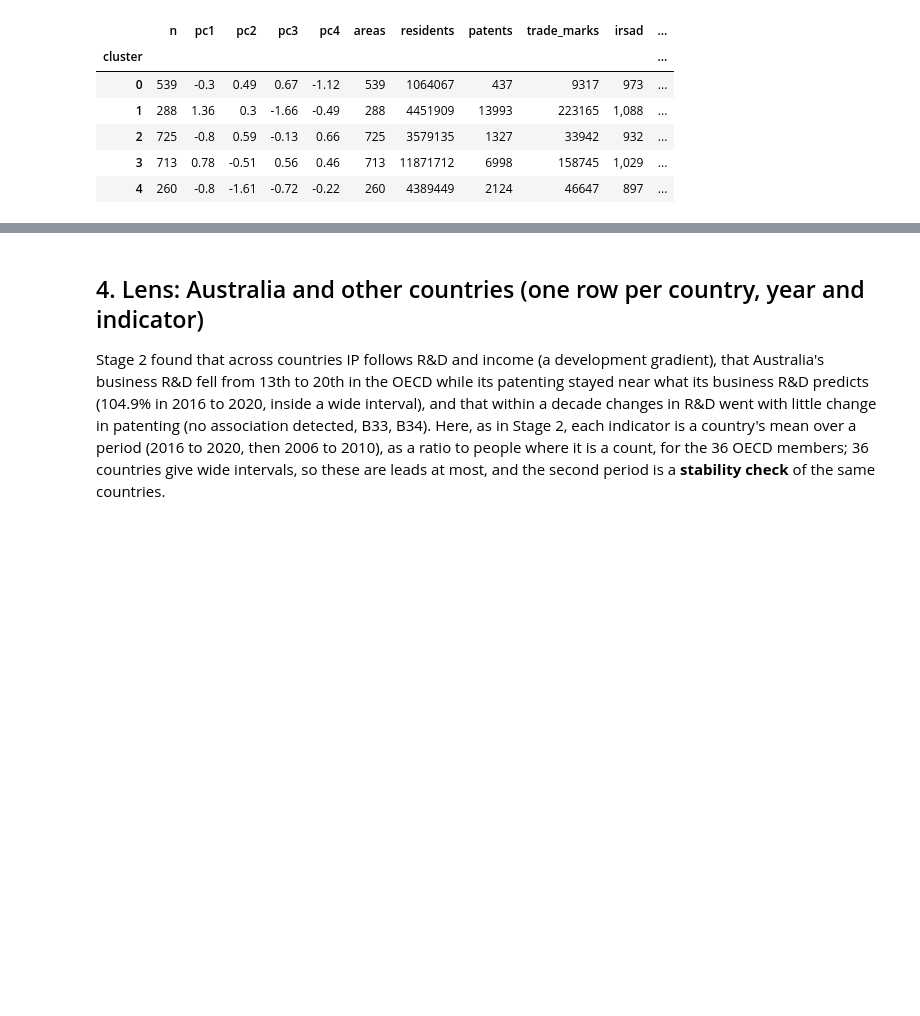
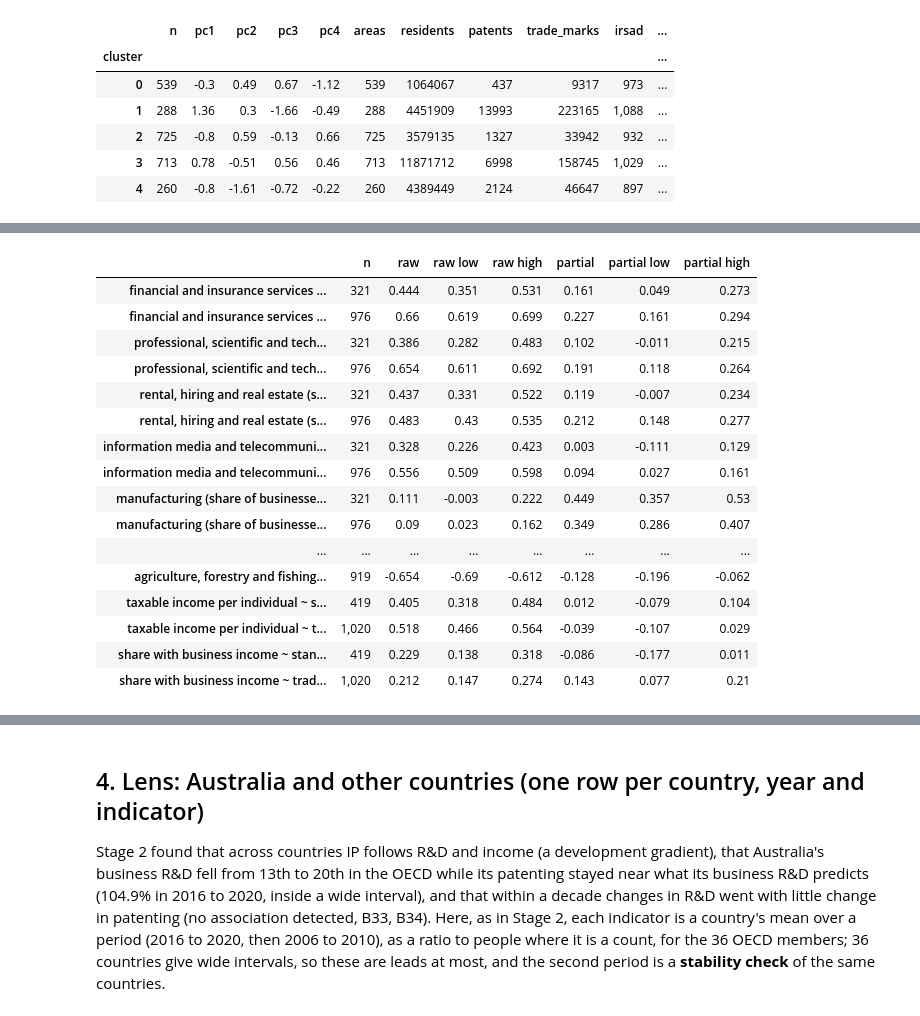
Before and after one commit to Thomas-Amann-IPAustralia/Aus-GII-Breakdown, a Jupyter notebook: analysis/notebooks/03_multivariate.ipynb, the cells around one changed output, grey strips where cells are left out. Saved outputs shown, nothing was run; the diff lists cells and outputs as text; code cells hidden in the pictures; blank space fills up the shorter version.

```diff
--- a/analysis/notebooks/03_multivariate.ipynb
+++ b/analysis/notebooks/03_multivariate.ipynb
@@ -1969,0 +2527,79 @@ segments (0.5 or more). Read as a description, not kinds of place:
+# %%
+REMOTE_ORDER = {
+    "Major Cities of Australia": 1, "Inner Regional Australia": 2, "Outer Regional Australia": 3,
+    "Remote Australia": 4, "Very Remote Australia": 5,
+}  # fmt: skip
+PLACE_HELD = ["pc1", "pc2", "pc3", "pc4", "remoteness_rank"]
+mix = sql("""
+    SELECT poa_code, split_part(indicator, '|', 2) AS division, sum(value) AS businesses
+    FROM {lens/region_indicators}
+    WHERE source = 'cabee' AND period = 'June 2025' AND indicator LIKE 'employment|%|Total'
+      AND split_part(indicator, '|', 2) <> 'X'
+    GROUP BY ALL
+""").pivot(index="poa_code", columns="division", values="businesses")
+mix = mix[mix.sum(axis=1) >= 100]
+mix = mix.div(mix.sum(axis=1), axis=0)
+MIX = {
+    "K": "financial and insurance services", "M": "professional, scientific and technical services",
+    "L": "rental, hiring and real estate", "J": "information media and telecommunications", "C": "manufacturing",
+    "E": "construction", "I": "transport, postal and warehousing", "A": "agriculture, forestry and fishing",
+}  # fmt: skip
+ato = sql("""
+    SELECT poa_code,
+           max(value) FILTER (indicator = 'Taxable income or loss|$')
+             / max(value) FILTER (indicator = 'Individuals|no.') AS taxable_per_individual,
+           max(value) FILTER (indicator = 'Total business income|no.')
+             / max(value) FILTER (indicator = 'Individuals|no.') AS business_share
+    FROM {lens/region_indicators} WHERE source = 'ato_postcode' AND period = '2023-24' GROUP BY 1
+""").set_index("poa_code")
+place_rates = sql("""
+    SELECT poa_code, patents_standard_per_1k_businesses, trade_marks_per_1k_businesses,
+           patents_standard_per_10k_people, trade_marks_per_10k_people FROM {lens/regions}
+""").set_index("poa_code")
+pl = (
+    areas.dropna(subset=["pc1"])
+    .set_index("poa_code")
+    .assign(remoteness_rank=lambda d: d.remoteness.map(REMOTE_ORDER))
+    .join(mix.rename(columns=lambda c: f"mix_{c}"))
+    .join(ato)
+    .join(place_rates)
+)
+rows = []
+for half, d in pl.groupby("half"):
+    for code, name in MIX.items():
+        for rate, rname in (
+            ("patents_standard_per_1k_businesses", "standard patents"),
+            ("trade_marks_per_1k_businesses", "trade marks"),
+        ):
+            r = multi.partial_corr_interval(d, f"mix_{code}", rate, PLACE_HELD, reps=1000)
+            rows.append(r.rename(f"{name} (share of businesses) ~ {rname} per 1,000 businesses, {half}"))
+    for x, xname in (
+        ("taxable_per_individual", "taxable income per individual"),
+        ("business_share", "share with business income"),
+    ):
+        for rate, rname in (
+            ("patents_standard_per_10k_people", "standard patents"),
+            ("trade_marks_per_10k_people", "trade marks"),
+        ):
+            r = multi.partial_corr_interval(d, x, rate, PLACE_HELD, reps=1000)
+            rows.append(r.rename(f"{xname} ~ {rname} per 10,000 people, {half}"))
+mix_fx = pd.DataFrame(rows)[["n", "raw", "raw low", "raw high", "partial", "partial low", "partial high"]]
+mix_fx.astype(float).round(3)
+# %% [output]
+|  | n | raw | raw low | raw high | partial | partial low | partial high |
+| financial and insurance services ... | 321 | 0.444 | 0.351 | 0.531 | 0.161 | 0.049 | 0.273 |
+| financial and insurance services ... | 976 | 0.66 | 0.619 | 0.699 | 0.227 | 0.161 | 0.294 |
+| professional, scientific and tech... | 321 | 0.386 | 0.282 | 0.483 | 0.102 | -0.011 | 0.215 |
+| professional, scientific and tech... | 976 | 0.654 | 0.611 | 0.692 | 0.191 | 0.118 | 0.264 |
+| rental, hiring and real estate (s... | 321 | 0.437 | 0.331 | 0.522 | 0.119 | -0.007 | 0.234 |
+| rental, hiring and real estate (s... | 976 | 0.483 | 0.43 | 0.535 | 0.212 | 0.148 | 0.277 |
+| information media and telecommuni... | 321 | 0.328 | 0.226 | 0.423 | 0.003 | -0.111 | 0.129 |
+| information media and telecommuni... | 976 | 0.556 | 0.509 | 0.598 | 0.094 | 0.027 | 0.161 |
+| manufacturing (share of businesse... | 321 | 0.111 | -0.003 | 0.222 | 0.449 | 0.357 | 0.53 |
+| manufacturing (share of businesse... | 976 | 0.09 | 0.023 | 0.162 | 0.349 | 0.286 | 0.407 |
+| ... | ... | ... | ... | ... | ... | ... | ... |
+| agriculture, forestry and fishing... | 919 | -0.654 | -0.69 | -0.612 | -0.128 | -0.196 | -0.062 |
+| taxable income per individual ~ s... | 419 | 0.405 | 0.318 | 0.484 | 0.012 | -0.079 | 0.104 |
+| taxable income per individual ~ t... | 1,020 | 0.518 | 0.466 | 0.564 | -0.039 | -0.107 | 0.029 |
+| share with business income ~ stan... | 419 | 0.229 | 0.138 | 0.318 | -0.086 | -0.177 | 0.011 |
+| share with business income ~ trad... | 1,020 | 0.212 | 0.147 | 0.274 | 0.143 | 0.077 | 0.21 |
```
Also changed, not shown: parts of 52 cells of this notebook, 17 other files.
